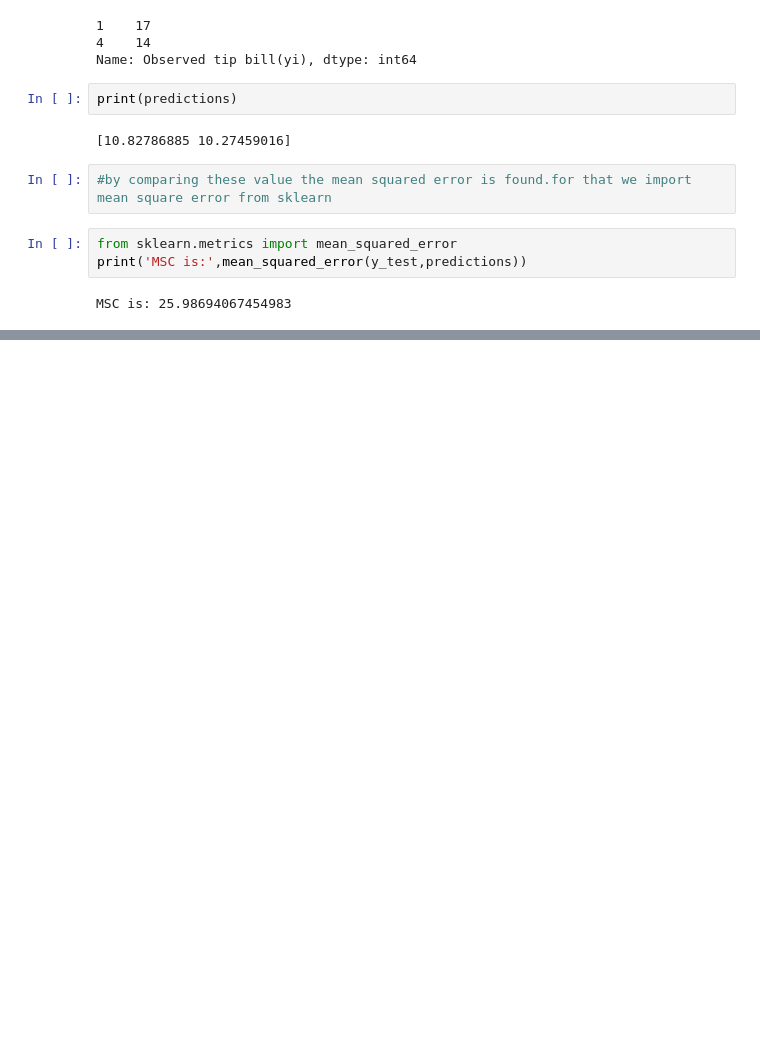
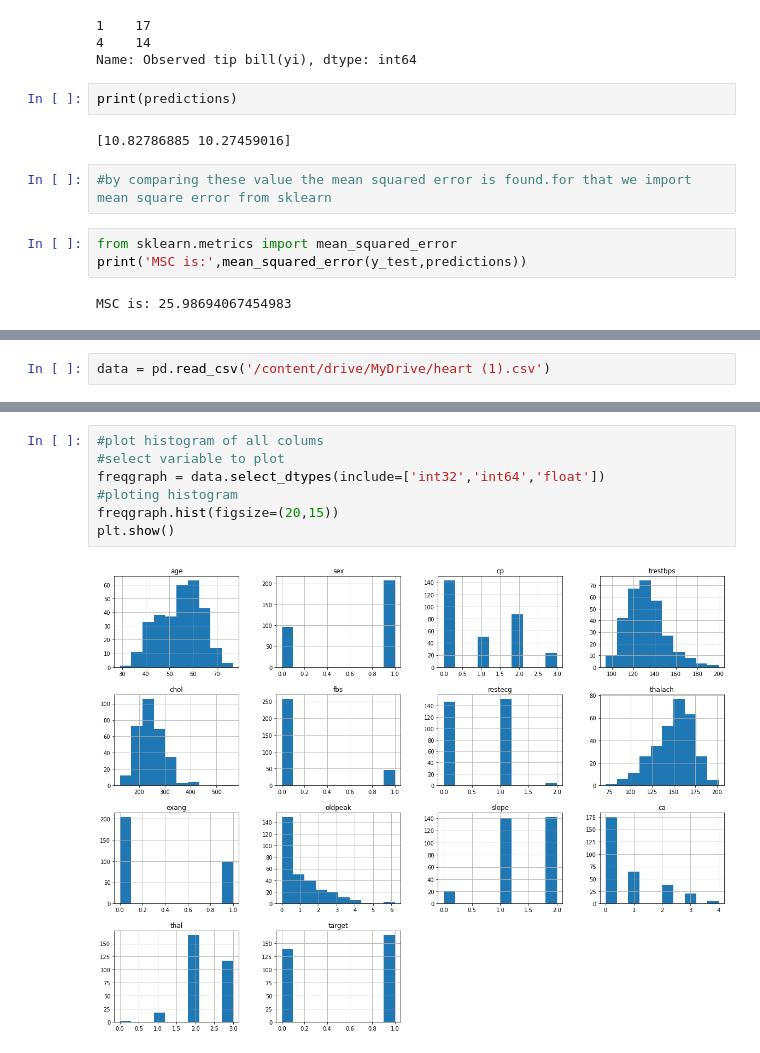
Before and after one commit to shemi024/-Python-Basic, a Jupyter notebook: Copy_of_regg.ipynb, the cells around one changed output, grey strips where cells are left out. Cells and saved outputs as stored; diff of their text form; blank space fills up the shorter version.

```diff
--- a/Copy_of_regg.ipynb
+++ b/Copy_of_regg.ipynb
@@ -80,0 +251,2 @@ MSC is: 25.98694067454983
+# %%
+data = pd.read_csv('/content/drive/MyDrive/heart (1).csv')
@@ -80,0 +318,9 @@ MSC is: 25.98694067454983
+# %%
+#plot histogram of all colums
+#select variable to plot
+freqgraph = data.select_dtypes(include=['int32','int64','float'])
+#ploting histogram
+freqgraph.hist(figsize=(20,15))
+plt.show()
+# %% [output]
+[figure, added]
```
Also changed, not shown: parts of 39 cells of this notebook.
